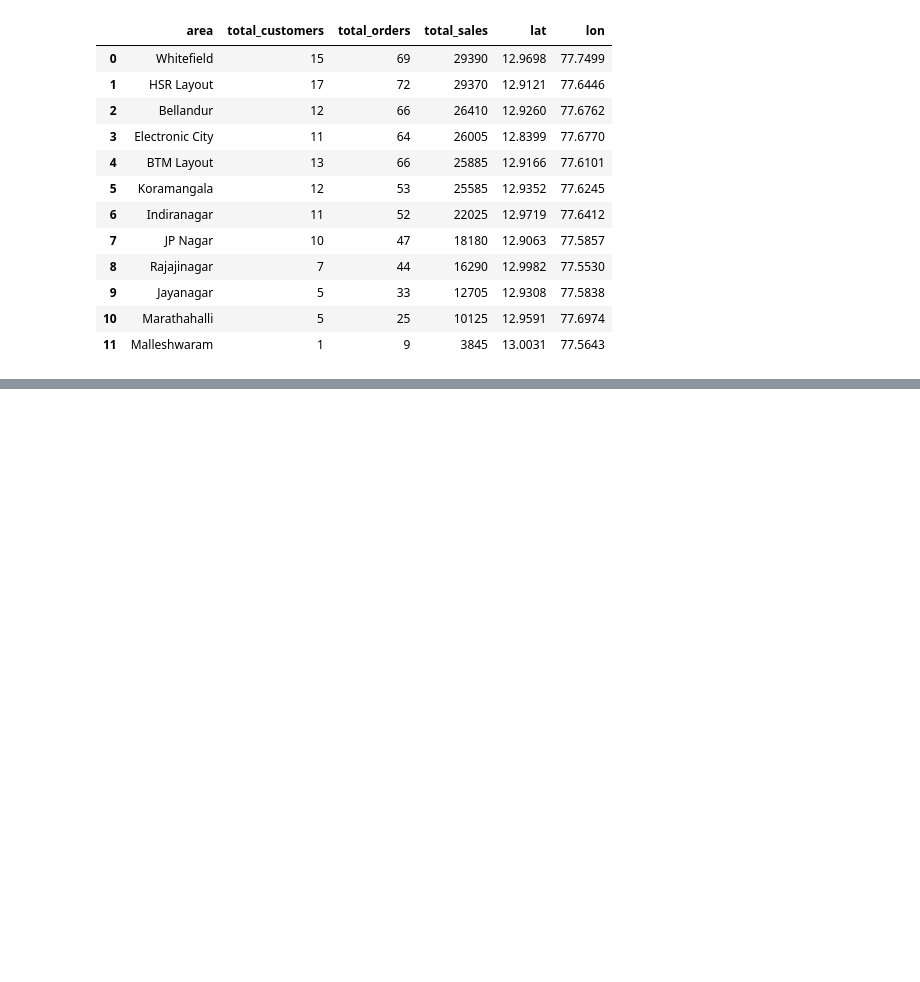
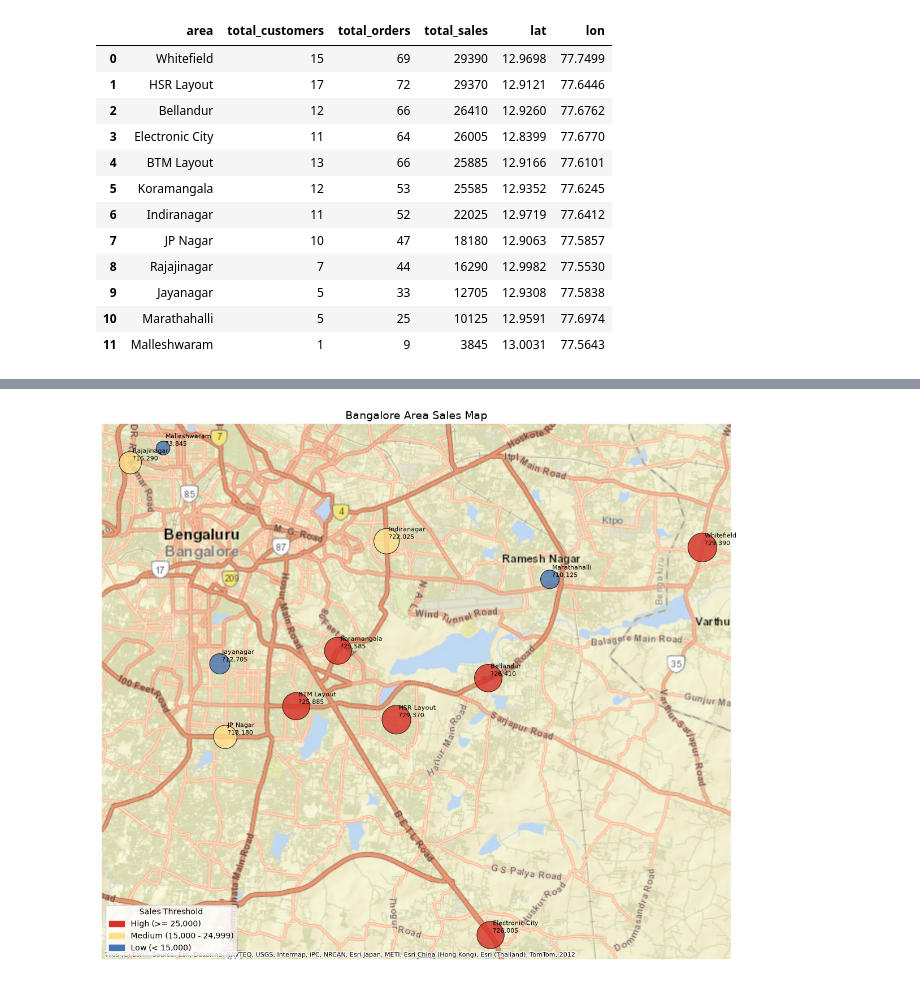
Before and after one commit to sakshiguptaa321/sql-bootcamp, a Jupyter notebook: oracle-food-analysis/python-notebooks/bangalore_map_visualization.ipynb, the cells around one changed output, grey strips where cells are left out. Cells and saved outputs as stored; diff of their text form; code cells hidden in the pictures; blank space fills up the shorter version.

```diff
--- a/oracle-food-analysis/python-notebooks/bangalore_map_visualization.ipynb
+++ b/oracle-food-analysis/python-notebooks/bangalore_map_visualization.ipynb
@@ -93,11 +93,29 @@ map_df
 | 10 | Marathahalli | 5 | 25 | 10125 | 12.9591 | 77.6974 |
 | 11 | Malleshwaram | 1 | 9 | 3845 | 13.0031 | 77.5643 |
 # %%
+import matplotlib.patches as mpatches
+
 gdf = gpd.GeoDataFrame(
     map_df,
     geometry=gpd.points_from_xy(map_df["lon"], map_df["lat"]),
     crs="EPSG:4326",
 ).to_crs(epsg=3857)
+
+def sales_threshold(amount):
+    if amount >= 25000:
+        return "High (>= 25,000)"
+    if amount >= 15000:
+        return "Medium (15,000 - 24,999)"
+    return "Low (< 15,000)"
+
+color_map = {
+    "High (>= 25,000)": "#d73027",
+    "Medium (15,000 - 24,999)": "#fee08b",
+    "Low (< 15,000)": "#4575b4",
+}
+
+gdf["sales_band"] = gdf["total_sales"].apply(sales_threshold)
+gdf["color"] = gdf["sales_band"].map(color_map)
 
 fig, ax = plt.subplots(figsize=(12, 10))
 max_sales = gdf["total_sales"].max()
@@ -105,14 +123,11 @@ sizes = (gdf["total_sales"] / max_sales) * 1200 + 150
 
 gdf.plot(
     ax=ax,
-    column="total_sales",
-    cmap="YlOrRd",
+    color=gdf["color"],
     markersize=sizes,
-    alpha=0.75,
+    alpha=0.8,
     edgecolor="black",
     linewidth=0.8,
-    legend=True,
-    legend_kwds={"label": "Total Sales", "shrink": 0.6},
 )
 
 for _, row in gdf.iterrows():
@@ -124,7 +139,12 @@ for _, row in gdf.iterrows():
         fontsize=8,
     )
 
-ctx.add_basemap(ax, source=ctx.providers.OpenStreetMap.Mapnik)
+legend_handles = [
+    mpatches.Patch(color=color, label=label) for label, color in color_map.items()
+]
+ax.legend(handles=legend_handles, title="Sales Threshold", loc="lower left")
+
+ctx.add_basemap(ax, source=ctx.providers.Esri.WorldStreetMap)
 ax.set_title("Bangalore Area Sales Map", fontsize=14)
 ax.set_axis_off()
 plt.tight_layout()
@@ -133,0 +153 @@ plt.show()
+[figure, added]
```
Also changed, not shown: parts of 1 cell of this notebook, 13 other files.
